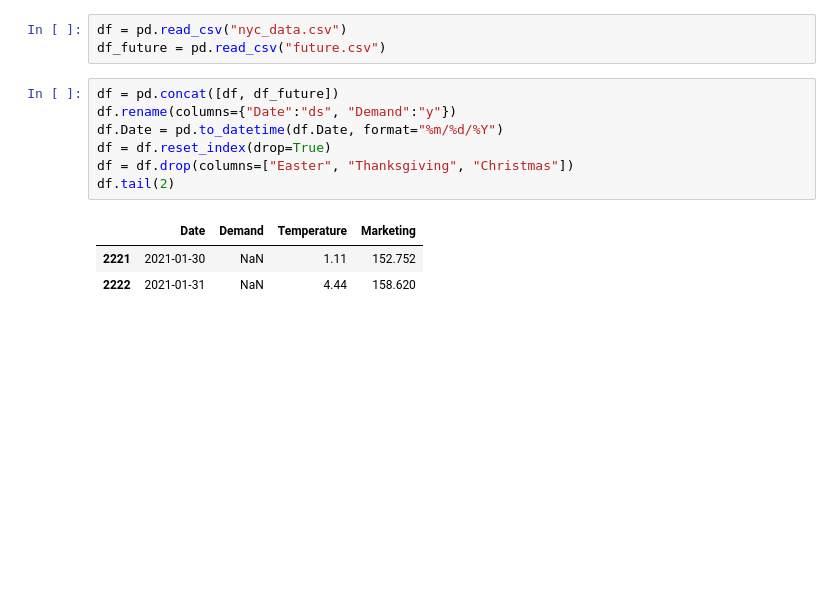
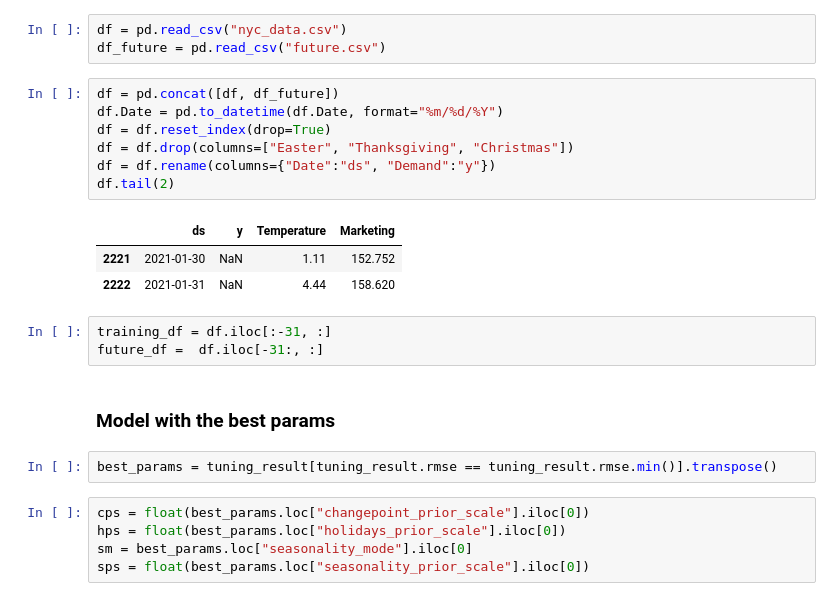
Before and after one commit to JiayiD77/Conjoint-Analysis, a Jupyter notebook: time_series_analysis/prophet_time_series_analysis.ipynb, the cells around one changed output. Cells and saved outputs as stored; diff of their text form; blank space fills up the shorter version.

```diff
--- a/time_series_analysis/prophet_time_series_analysis.ipynb
+++ b/time_series_analysis/prophet_time_series_analysis.ipynb
@@ -304,12 +304,24 @@ df = pd.read_csv("nyc_data.csv")
 df_future = pd.read_csv("future.csv")
 # %%
 df = pd.concat([df, df_future])
-df.rename(columns={"Date":"ds", "Demand":"y"})
 df.Date = pd.to_datetime(df.Date, format="%m/%d/%Y")
 df = df.reset_index(drop=True)
 df = df.drop(columns=["Easter", "Thanksgiving", "Christmas"])
+df = df.rename(columns={"Date":"ds", "Demand":"y"})
 df.tail(2)
 # %% [output]
-|  | Date | Demand | Temperature | Marketing |
+|  | ds | y | Temperature | Marketing |
 | 2221 | 2021-01-30 | NaN | 1.11 | 152.752 |
 | 2222 | 2021-01-31 | NaN | 4.44 | 158.620 |
+# %%
+training_df = df.iloc[:-31, :]
+future_df =  df.iloc[-31:, :]
+# %% [markdown]
+### Model with the best params
+# %%
+best_params = tuning_result[tuning_result.rmse == tuning_result.rmse.min()].transpose()
+# %%
+cps = float(best_params.loc["changepoint_prior_scale"].iloc[0])
+hps = float(best_params.loc["holidays_prior_scale"].iloc[0])
+sm = best_params.loc["seasonality_mode"].iloc[0]
+sps = float(best_params.loc["seasonality_prior_scale"].iloc[0])
```
Also changed, not shown: parts of 5 cells of this notebook.
